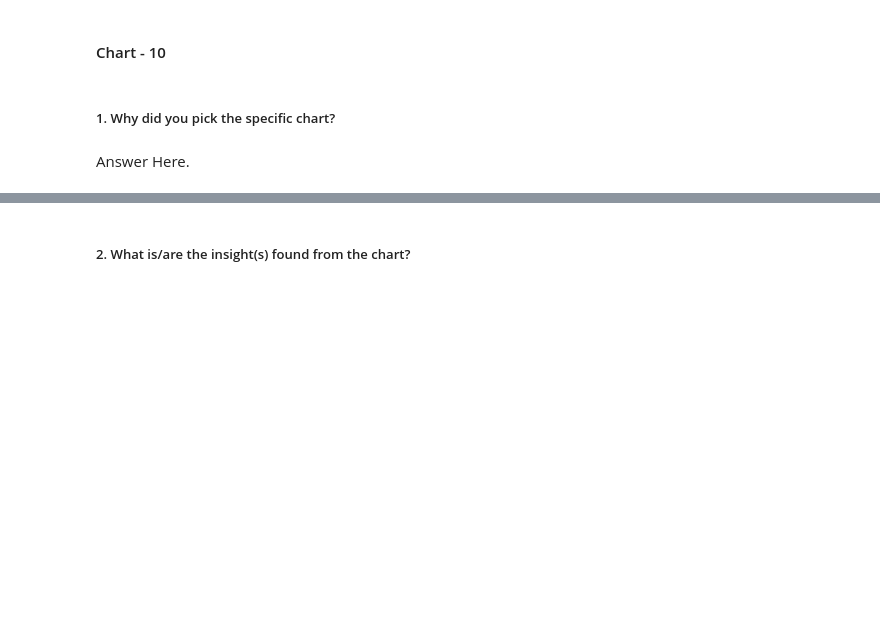
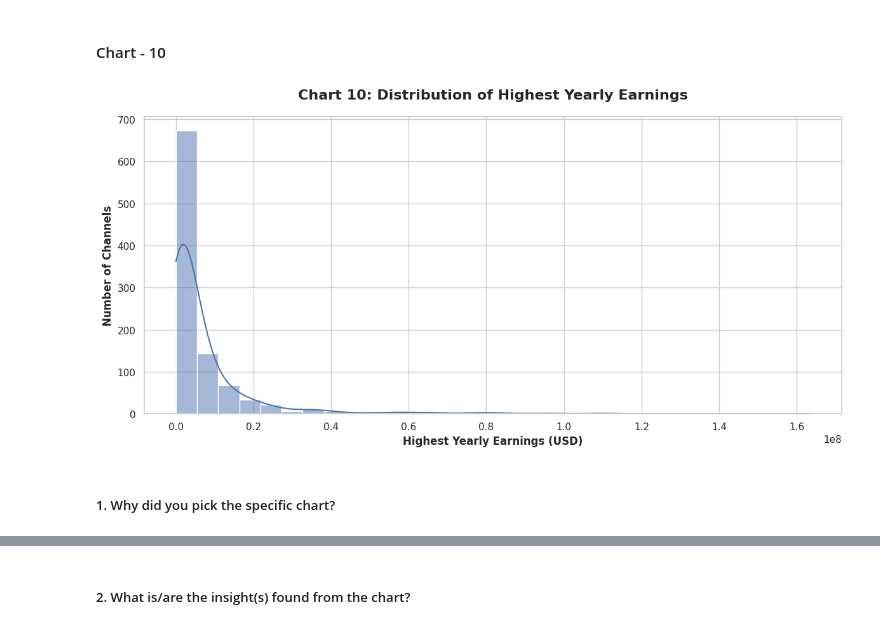
Before and after one commit to Sneha8126/Sneha-EDA-Submission-Template, a Jupyter notebook: Sneha_EDA_Submission_Template.ipynb, the cells around one changed output, grey strips where cells are left out. Saved outputs shown, nothing was run; the diff lists cells and outputs as text; code cells hidden in the pictures; blank space fills up the shorter version.

Commit message:
Added Histogram chart to visualize the distribution of highest yearly earnings.

```diff
--- a/Sneha_EDA_Submission_Template.ipynb
+++ b/Sneha_EDA_Submission_Template.ipynb
@@ -980,4 +978,23 @@ Answer Here
+# %%
+# Chart - 10 visualization code
+plt.figure(figsize=(12,6))
+
+sns.histplot(
+    data=df,
+    x='highest_yearly_earnings',
+    bins=30,
+    kde=True
+)
+
+plt.title('Chart 10: Distribution of Highest Yearly Earnings',
+          fontsize=16, fontweight='bold', pad=20)
+
+plt.xlabel('Highest Yearly Earnings (USD)', fontsize=12, fontweight='bold')
+plt.ylabel('Number of Channels', fontsize=12, fontweight='bold')
+
+plt.tight_layout()
+plt.show()
+# %% [output]
+[figure, added]
 # %% [markdown]
 ##### 1. Why did you pick the specific chart?
-# %% [markdown]
-Answer Here.
```
Also changed, not shown: parts of 6 cells of this notebook.
